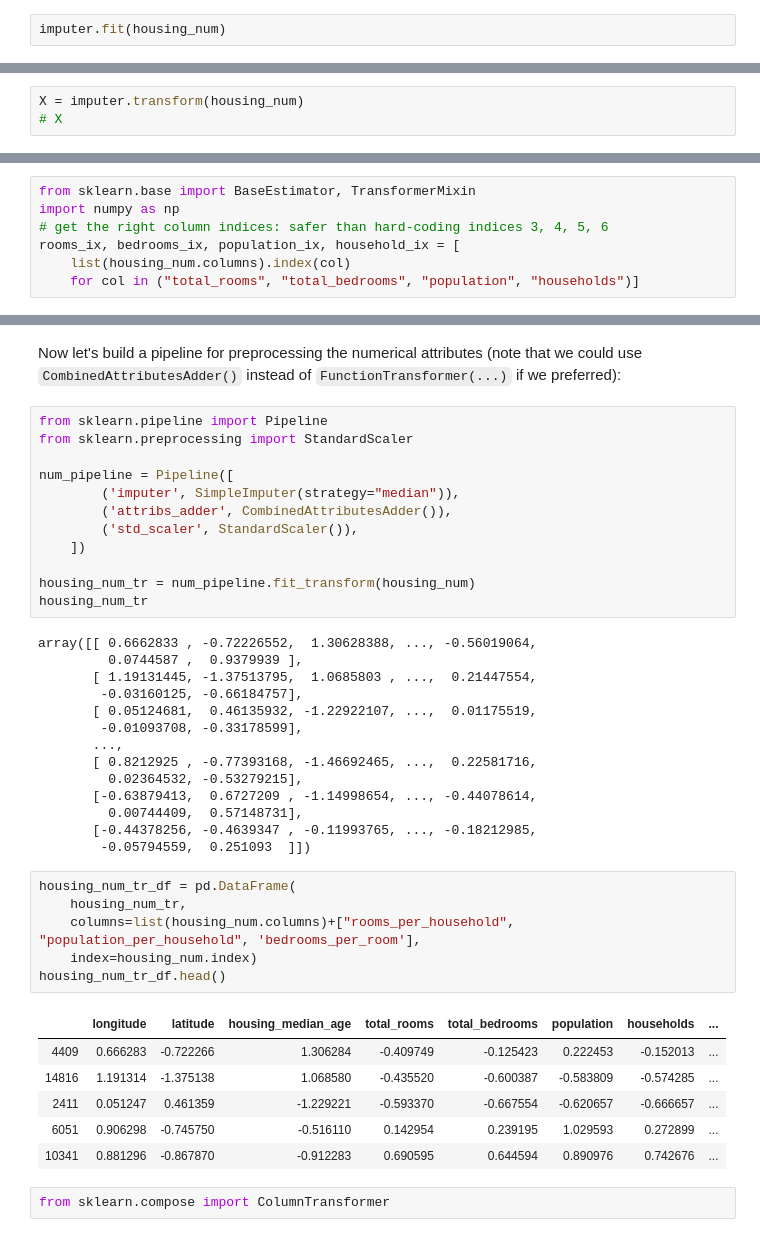
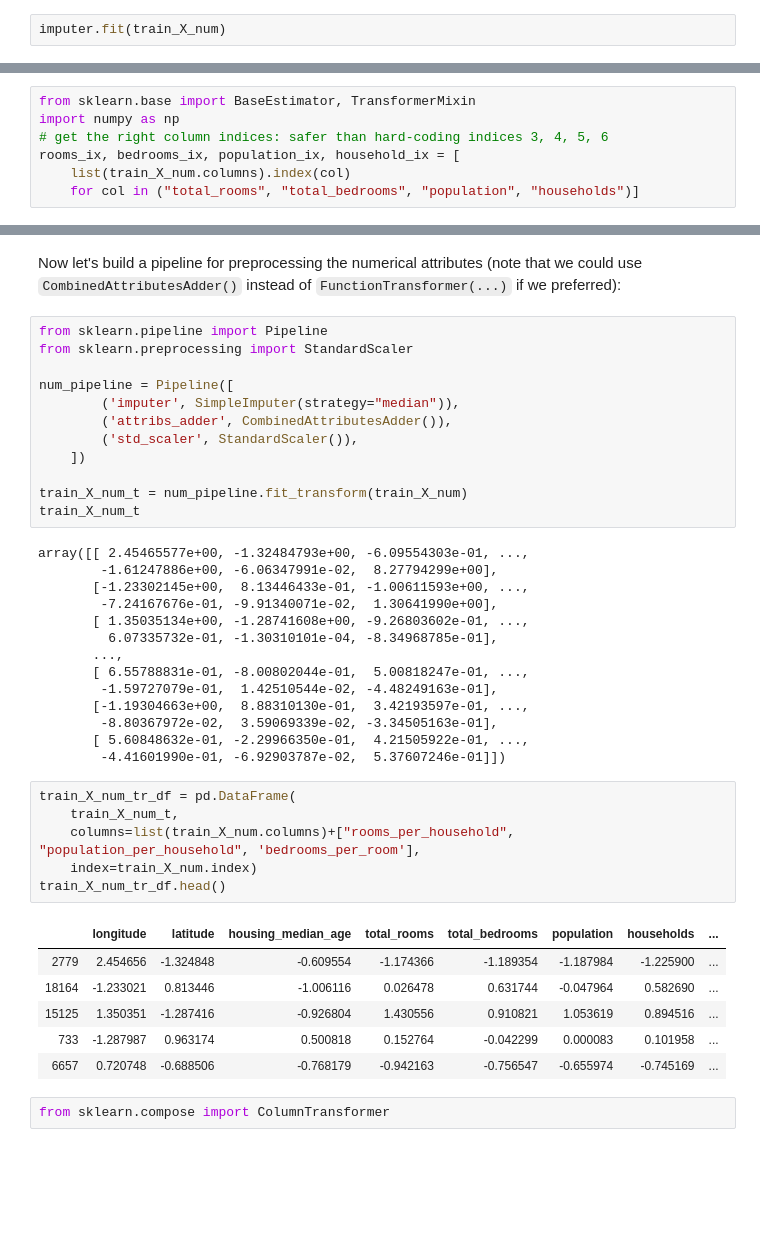
Before and after one commit to anqitu/adv-sklearn-training, a Jupyter notebook: exercises/Case_Study_end_to_end_machine_learning_project.ipynb, the cells around one changed output, grey strips where cells are left out. Drawn from its saved outputs; the diff is of its cells as text; blank space fills up the shorter version.

```diff
--- a/exercises/Case_Study_end_to_end_machine_learning_project.ipynb
+++ b/exercises/Case_Study_end_to_end_machine_learning_project.ipynb
@@ -310,7 +299,7 @@ median_income         14448 non-null float64
 dtypes: float64(8)
 memory usage: 1015.9 KB
 # %%
-imputer.fit(housing_num)
+imputer.fit(train_X_num)
 # %% [output]
 SimpleImputer(add_indicator=False, copy=True, fill_value=None,
               missing_values=nan, strategy='median', verbose=0)
@@ -329,5 +318,2 @@ array([-118.5   ,   34.26  ,   29.    , 2126.    ,  433.    , 1166.    ,
 # %% [markdown]
 Transform the training set:
-# %%
-X = imputer.transform(housing_num)
-# X
@@ -480,7 +463,7 @@ from sklearn.base import BaseEstimator, TransformerMixin
 import numpy as np
 # get the right column indices: safer than hard-coding indices 3, 4, 5, 6
 rooms_ix, bedrooms_ix, population_ix, household_ix = [
-    list(housing_num.columns).index(col)
+    list(train_X_num.columns).index(col)
     for col in ("total_rooms", "total_bedrooms", "population", "households")]
 # %%
 class CombinedAttributesAdder(BaseEstimator, TransformerMixin):
@@ -559,35 +542,35 @@ num_pipeline = Pipeline([
         ('std_scaler', StandardScaler()),
     ])
 
-housing_num_tr = num_pipeline.fit_transform(housing_num)
-housing_num_tr
+train_X_num_t = num_pipeline.fit_transform(train_X_num)
+train_X_num_t
 # %% [output]
-array([[ 0.6662833 , -0.72226552,  1.30628388, ..., -0.56019064,
-         0.0744587 ,  0.9379939 ],
-       [ 1.19131445, -1.37513795,  1.0685803 , ...,  0.21447554,
-        -0.03160125, -0.66184757],
-       [ 0.05124681,  0.46135932, -1.22922107, ...,  0.01175519,
-        -0.01093708, -0.33178599],
+array([[ 2.45465577e+00, -1.32484793e+00, -6.09554303e-01, ...,
+        -1.61247886e+00, -6.06347991e-02,  8.27794299e+00],
+       [-1.23302145e+00,  8.13446433e-01, -1.00611593e+00, ...,
+        -7.24167676e-01, -9.91340071e-02,  1.30641990e+00],
+       [ 1.35035134e+00, -1.28741608e+00, -9.26803602e-01, ...,
+         6.07335732e-01, -1.30310101e-04, -8.34968785e-01],
        ...,
-       [ 0.8212925 , -0.77393168, -1.46692465, ...,  0.22581716,
-         0.02364532, -0.53279215],
-       [-0.63879413,  0.6727209 , -1.14998654, ..., -0.44078614,
-         0.00744409,  0.57148731],
-       [-0.44378256, -0.4639347 , -0.11993765, ..., -0.18212985,
-        -0.05794559,  0.251093  ]])
+       [ 6.55788831e-01, -8.00802044e-01,  5.00818247e-01, ...,
+        -1.59727079e-01,  1.42510544e-02, -4.48249163e-01],
+       [-1.19304663e+00,  8.88310130e-01,  3.42193597e-01, ...,
+        -8.80367972e-02,  3.59069339e-02, -3.34505163e-01],
+       [ 5.60848632e-01, -2.29966350e-01,  4.21505922e-01, ...,
+        -4.41601990e-01, -6.92903787e-02,  5.37607246e-01]])
 # %%
-housing_num_tr_df = pd.DataFrame(
-    housing_num_tr,
-    columns=list(housing_num.columns)+["rooms_per_household", "population_per_household", 'bedrooms_per_room'],
-    index=housing_num.index)
-housing_num_tr_df.head()
+train_X_num_tr_df = pd.DataFrame(
+    train_X_num_t,
+    columns=list(train_X_num.columns)+["rooms_per_household", "population_per_household", 'bedrooms_per_room'],
+    index=train_X_num.index)
+train_X_num_tr_df.head()
 # %% [output]
 |  | longitude | latitude | housing_median_age | total_rooms | total_bedrooms | population | households | ... |
-| 4409 | 0.666283 | -0.722266 | 1.306284 | -0.409749 | -0.125423 | 0.222453 | -0.152013 | ... |
-| 14816 | 1.191314 | -1.375138 | 1.068580 | -0.435520 | -0.600387 | -0.583809 | -0.574285 | ... |
-| 2411 | 0.051247 | 0.461359 | -1.229221 | -0.593370 | -0.667554 | -0.620657 | -0.666657 | ... |
-| 6051 | 0.906298 | -0.745750 | -0.516110 | 0.142954 | 0.239195 | 1.029593 | 0.272899 | ... |
-| 10341 | 0.881296 | -0.867870 | -0.912283 | 0.690595 | 0.644594 | 0.890976 | 0.742676 | ... |
+| 2779 | 2.454656 | -1.324848 | -0.609554 | -1.174366 | -1.189354 | -1.187984 | -1.225900 | ... |
+| 18164 | -1.233021 | 0.813446 | -1.006116 | 0.026478 | 0.631744 | -0.047964 | 0.582690 | ... |
+| 15125 | 1.350351 | -1.287416 | -0.926804 | 1.430556 | 0.910821 | 1.053619 | 0.894516 | ... |
+| 733 | -1.287987 | 0.963174 | 0.500818 | 0.152764 | -0.042299 | 0.000083 | 0.101958 | ... |
+| 6657 | 0.720748 | -0.688506 | -0.768179 | -0.942163 | -0.756547 | -0.655974 | -0.745169 | ... |
 # %%
 from sklearn.compose import ColumnTransformer
 # %%
```
Also changed, not shown: parts of 70 cells of this notebook, 6 other files.
